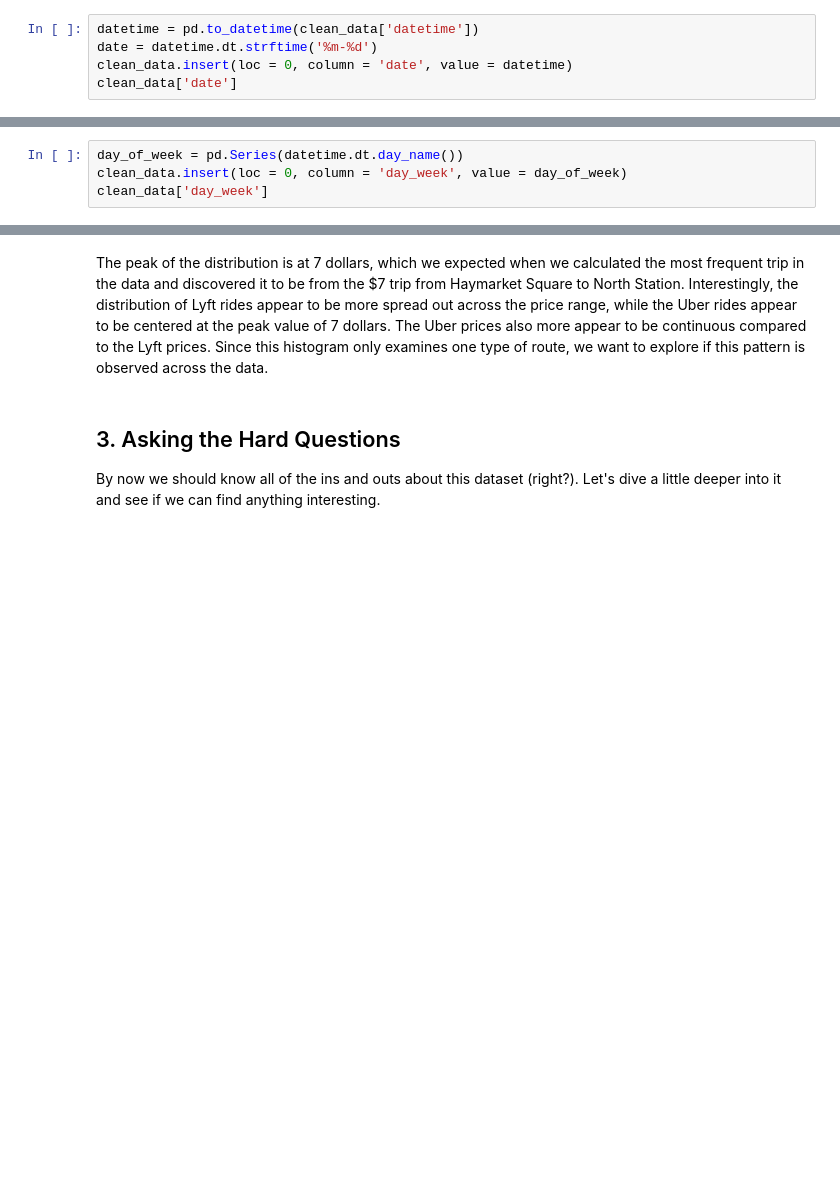
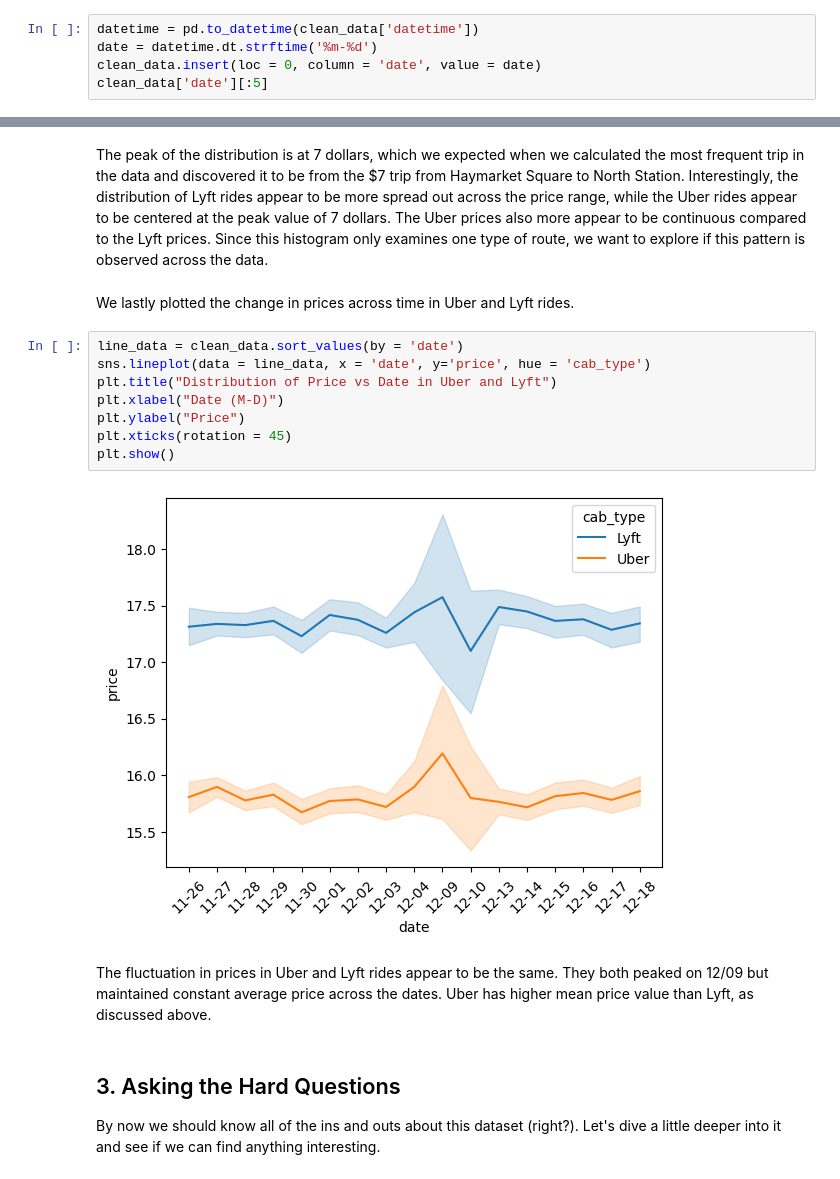
Before and after one commit to jumonlala/217_final_project, a Jupyter notebook: hw6.ipynb, the cells around one changed output, grey strips where cells are left out. Drawn from its saved outputs; the diff is of its cells as text; blank space fills up the shorter version.

Commit message:
Fix Dates, Add plots to Problem 5

```diff
--- a/hw6.ipynb
+++ b/hw6.ipynb
@@ -217,6 +209,6 @@ len(clean_data['datetime'].unique())
 # %%
 datetime = pd.to_datetime(clean_data['datetime'])
 date = datetime.dt.strftime('%m-%d')
-clean_data.insert(loc = 0, column = 'date', value = datetime)
-clean_data['date']
+clean_data.insert(loc = 0, column = 'date', value = date)
+clean_data['date'][:5]
 # %% [output]
@@ -235,4 +220,0 @@ Name: date, Length: 637976, dtype: datetime64[ns]
-# %%
-day_of_week = pd.Series(datetime.dt.day_name())
-clean_data.insert(loc = 0, column = 'day_week', value = day_of_week)
-clean_data['day_week']
@@ -371,6 +340,20 @@ plt.show()
 [figure]
 # %% [markdown]
 The peak of the distribution is at 7 dollars, which we expected when we calculated the most frequent trip in the data and discovered it to be from the $7 trip from Haymarket Square to North Station. Interestingly, the distribution of Lyft rides appear to be more spread out across the price range, while the Uber rides appear to be centered at the peak value of 7 dollars. The Uber prices also more appear to be continuous compared to the Lyft prices. Since this histogram only examines one type of route, we want to explore if this pattern is observed across the data.
+# %% [markdown]
+We lastly plotted the change in prices across time in Uber and Lyft rides.
+# %%
+line_data = clean_data.sort_values(by = 'date')
+sns.lineplot(data = line_data, x = 'date', y='price', hue = 'cab_type')
+plt.title("Distribution of Price vs Date in Uber and Lyft")
+plt.xlabel("Date (M-D)")
+plt.ylabel("Price")
+plt.xticks(rotation = 45)
+plt.show()
+# %% [output]
+[figure, added]
+# %% [markdown]
+The fluctuation in prices in Uber and Lyft rides appear to be the same. They both peaked on 12/09 but maintained constant average price across the dates. Uber has higher mean price value than Lyft, as discussed above.
 # %% [markdown]
 ## 3. Asking the Hard Questions
 
```
Also changed, not shown: parts of 11 cells of this notebook.
